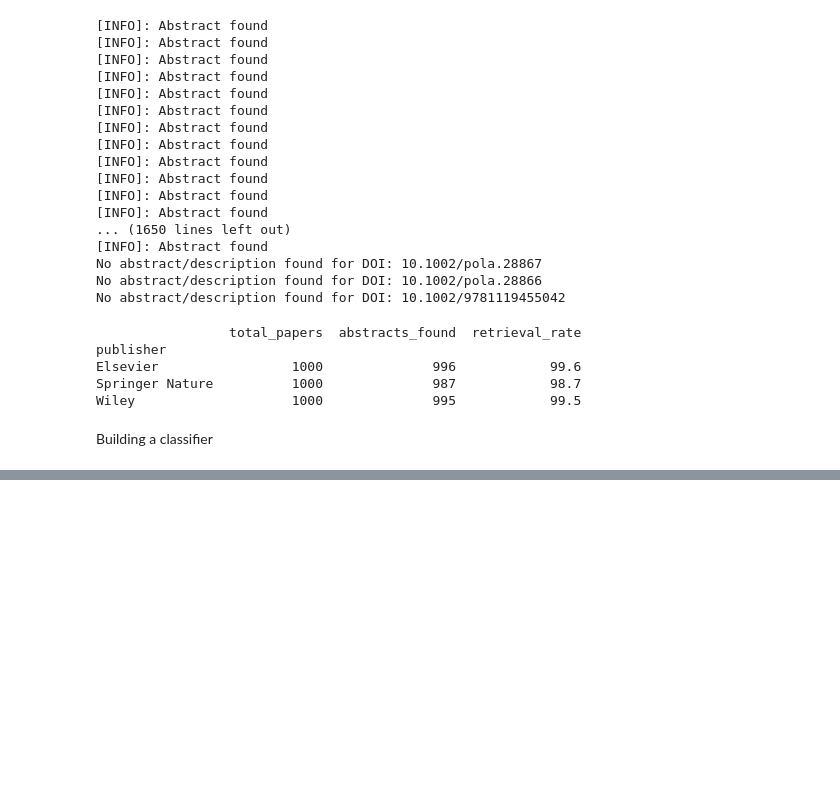
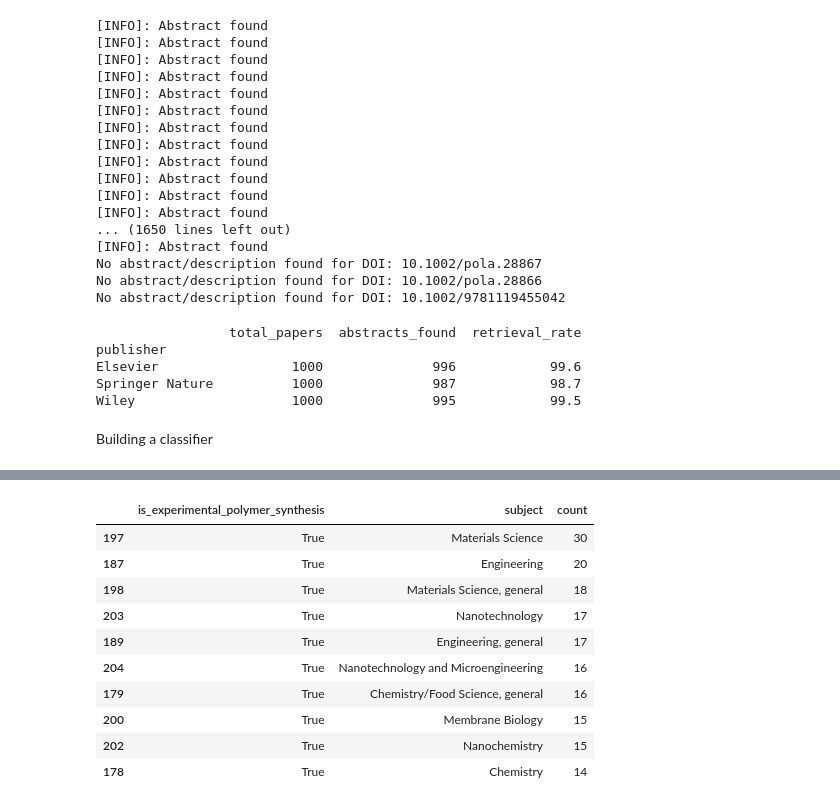
Before and after one commit to kevingeo11/synth_extract, a Jupyter notebook: notebooks/mine_papers.ipynb, the cells around one changed output, grey strips where cells are left out. Drawn from its saved outputs; the diff is of its cells as text; code cells hidden in the pictures; blank space fills up the shorter version.

```diff
--- a/notebooks/mine_papers.ipynb
+++ b/notebooks/mine_papers.ipynb
@@ -560,0 +1138,53 @@ Building a classifier
+# %%
+subject_df = springer_df[
+    springer_df["springer_subjects"].notna()
+    & (springer_df["springer_subjects"].str.strip() != "")
+].copy()
+
+subject_df["subject"] = (
+    subject_df["springer_subjects"]
+    .str.split(";")
+)
+
+subject_df = subject_df.explode("subject")
+
+subject_df["subject"] = subject_df["subject"].str.strip()
+
+subject_df = subject_df[
+    subject_df["subject"].notna()
+    & (subject_df["subject"] != "")
+]
+subject_counts = (
+    subject_df
+    .groupby(["is_experimental_polymer_synthesis", "subject"])
+    .size()
+    .reset_index(name="count")
+)
+top_false = (
+    subject_counts[
+        subject_counts["is_experimental_polymer_synthesis"] == False
+    ]
+    .sort_values("count", ascending=False)
+    .head(10)
+)
+top_true = (
+    subject_counts[
+        subject_counts["is_experimental_polymer_synthesis"] == True
+    ]
+    .sort_values("count", ascending=False)
+    .head(10)
+)
+# %%
+top_true
+# %% [output]
+|  | is_experimental_polymer_synthesis | subject | count |
+| 197 | True | Materials Science | 30 |
+| 187 | True | Engineering | 20 |
+| 198 | True | Materials Science, general | 18 |
+| 203 | True | Nanotechnology | 17 |
+| 189 | True | Engineering, general | 17 |
+| 204 | True | Nanotechnology and Microengineering | 16 |
+| 179 | True | Chemistry/Food Science, general | 16 |
+| 200 | True | Membrane Biology | 15 |
+| 202 | True | Nanochemistry | 15 |
+| 178 | True | Chemistry | 14 |
```
Also changed, not shown: parts of 28 cells of this notebook, 1 other file.
